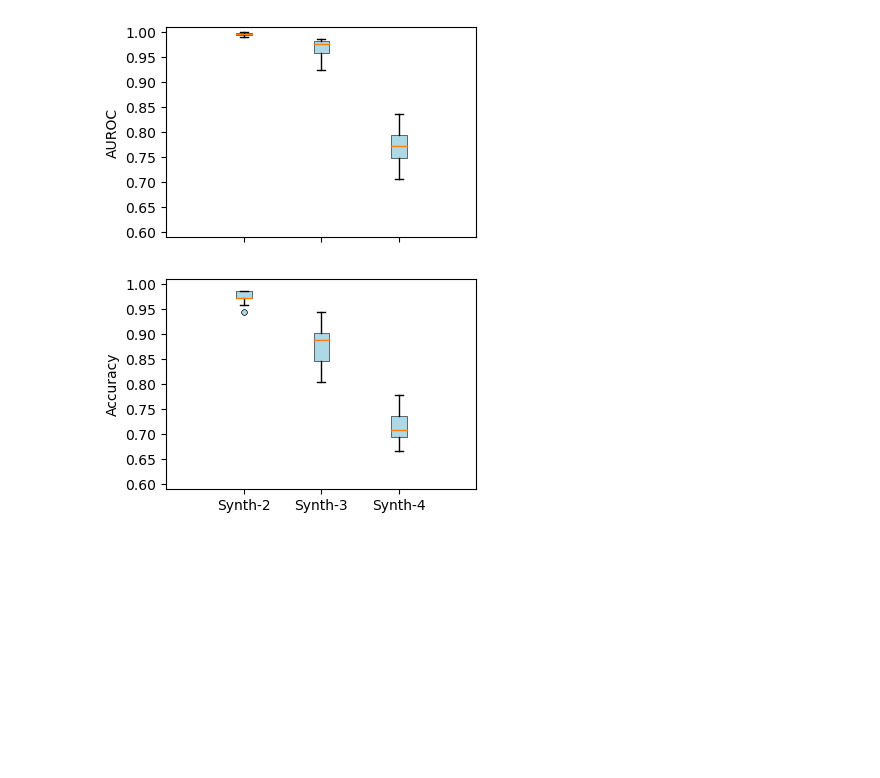
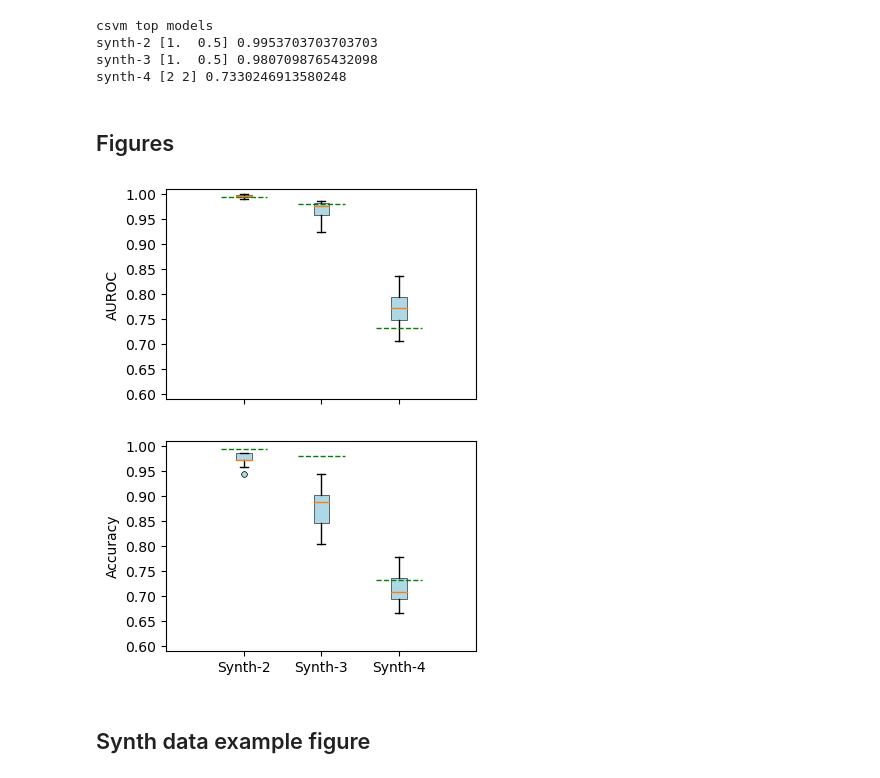
Before and after one commit to Freddo242/ResearchProjectRepo, a Jupyter notebook: Main/fun_with_figs.ipynb, the cells around one changed output. Drawn from its saved outputs; the diff is of its cells as text; code cells hidden in the pictures; blank space fills up the shorter version.

```diff
--- a/Main/fun_with_figs.ipynb
+++ b/Main/fun_with_figs.ipynb
@@ -40,3 +48,35 @@ accs = np.vstack((s2_qsvm_acc, s3_qsvm_acc, s4_qsvm_acc)).T
+# %%
+s3_csvm_tm = np.load('results/synth-3_cSVM_top_models.npy')
+s3_csvm_auc = np.load('results/synth-3_cSVM_top_auroc.npy')
+s3_csvm_acc = np.load('results/synth-3_cSVM_top_accuracy.npy')
+# %%
+s4_csvm_tm = np.load('results/synth-4_cSVM_top_models.npy')
+s4_csvm_auc = np.load('results/synth-4_cSVM_top_auroc.npy')
+s4_csvm_acc = np.load('results/synth-4_cSVM_top_accuracy.npy')
+# %%
+s2_c_auc = s2_csvm_auc[0]
+s2_c_acc = s2_csvm_auc[0]
+
+s3_c_acc = s3_csvm_auc[0]
+s3_c_auc = s3_csvm_auc[0]
+
+s4_c_auc = s4_csvm_auc[0]
+s4_c_acc = s4_csvm_auc[0]
+
+csvm_aucs = np.vstack((s2_c_auc, s3_c_auc, s4_c_auc))
+csvm_accs = np.vstack((s2_c_acc, s3_c_acc, s4_c_acc))
+# %%
+print('csvm top models')
+print('synth-2', s2_csvm_tm[0], s2_c_auc)
+print('synth-3', s3_csvm_tm[0], s3_c_auc)
+print('synth-4', s4_csvm_tm[0], s4_c_auc)
+# %% [output]
+csvm top models
+synth-2 [1.  0.5] 0.9953703703703703
+synth-3 [1.  0.5] 0.9807098765432098
+synth-4 [2 2] 0.7330246913580248
+# %% [markdown]
+## Figures
 # %%
 boxprops = dict(linewidth=0.4, color='black')
 flierprops = dict(marker='.', markerfacecolor='lightblue', markersize=8, markeredgewidth = 0.4,
@@ -52,31 +92,65 @@ bplt = ax[0].boxplot(aucs, positions = [0.5, 1, 1.5], widths = [0.1] * 3, boxpro
 for patch in bplt['boxes']:
     patch.set_facecolor('lightblue')
 
 #Setting axis tick labels
 ax[0].set_xticks([0.5, 1, 1.5], [])
 ax[0].set_ylabel('AUROC')
 
 ax[0].set_ylim(0.59, 1.01)
 ax[0].set_yticks(np.arange(0.6, 1.05, 0.05), ['{:.2f}'.format(t) for t in np.arange(0.6, 1.05, 0.05)])
+
+#Adding csvm results
+ax[0].plot([0.35, 0.65], [csvm_aucs[0], csvm_aucs[0]],
+           color = 'green',
+           linestyle='--',
+           linewidth=1)
+
+ax[0].plot([0.85, 1.15], [csvm_aucs[1], csvm_aucs[1]],
+           color = 'green',
+           linestyle='--',
+           linewidth=1)
+
+ax[0].plot([1.35, 1.65], [csvm_aucs[2], csvm_aucs[2]],
+           color = 'green',
+           linestyle='--',
+           linewidth=1)
 
 ########
 #AXIS 1#
 ########
 
 #Plotting boxplot
 bplt = ax[1].boxplot(accs, positions = [0.5, 1, 1.5], widths = [0.1] * 3, boxprops=boxprops, flierprops=flierprops, whiskerprops=whiskerprops, patch_artist=True)
 
 #Prettifying boxplot
 for patch in bplt['boxes']:
     patch.set_facecolor('lightblue')
 
 #Setting axis tick labels
 ax[1].set_xticks([0.5, 1, 1.5], ['Synth-2', 'Synth-3', 'Synth-4'])
 ax[1].set_ylabel('Accuracy')
 
 ax[1].set_ylim(0.59, 1.01)
 ax[1].set_yticks(np.arange(0.6, 1.05, 0.05), ['{:.2f}'.format(t) for t in np.arange(0.6, 1.05, 0.05)])
 
+#Adding csvm results
+ax[1].plot([0.35, 0.65], [csvm_accs[0], csvm_accs[0]],
+           color = 'green',
+           linestyle='--',
+           linewidth=1)
+
+ax[1].plot([0.85, 1.15], [csvm_accs[1], csvm_accs[1]],
+           color = 'green',
+           linestyle='--',
+           linewidth=1)
+
+ax[1].plot([1.35, 1.65], [csvm_accs[2], csvm_accs[2]],
+           color = 'green',
+           linestyle='--',
+           linewidth=1)
+
 plt.show()
 # %% [output]
-[figure, old version]
+[figure, new version]
+# %% [markdown]
+## Synth data example figure
```
Also changed, not shown: parts of 9 cells of this notebook, 10 other files.
